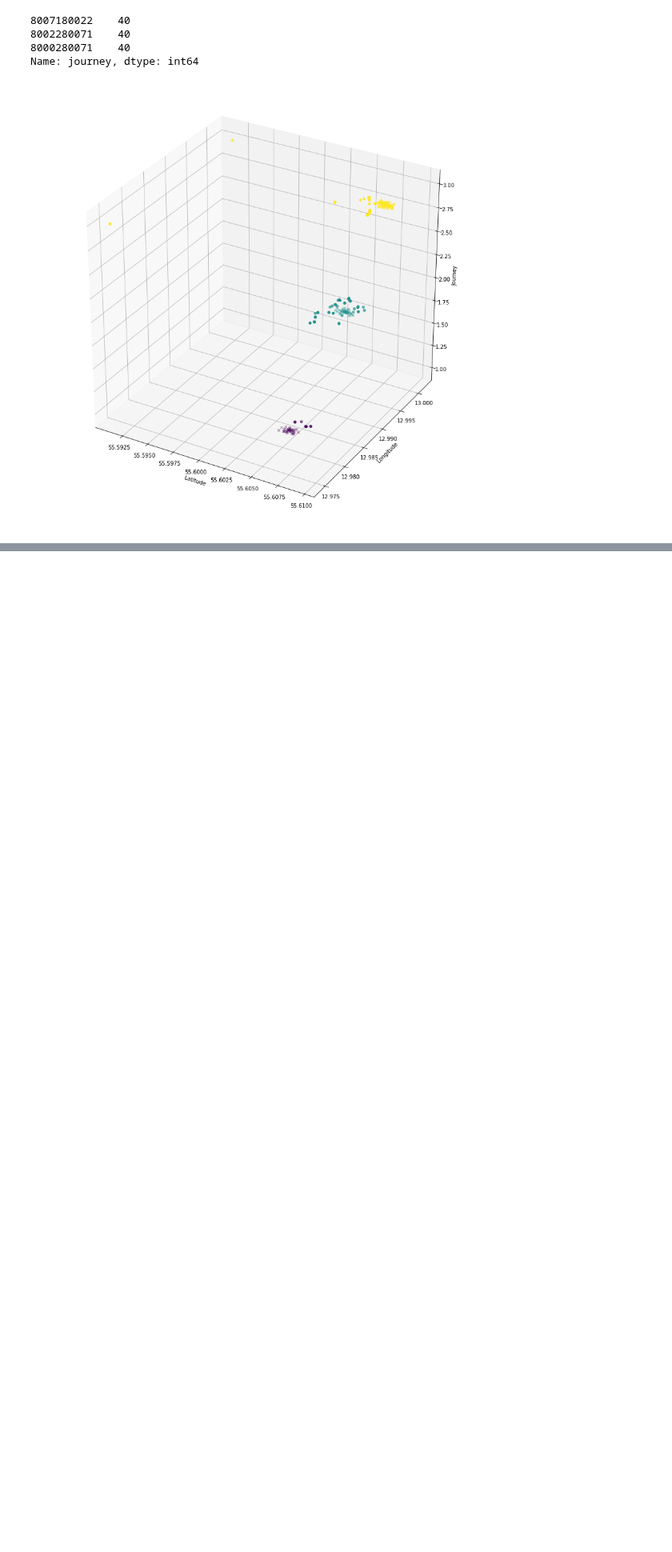
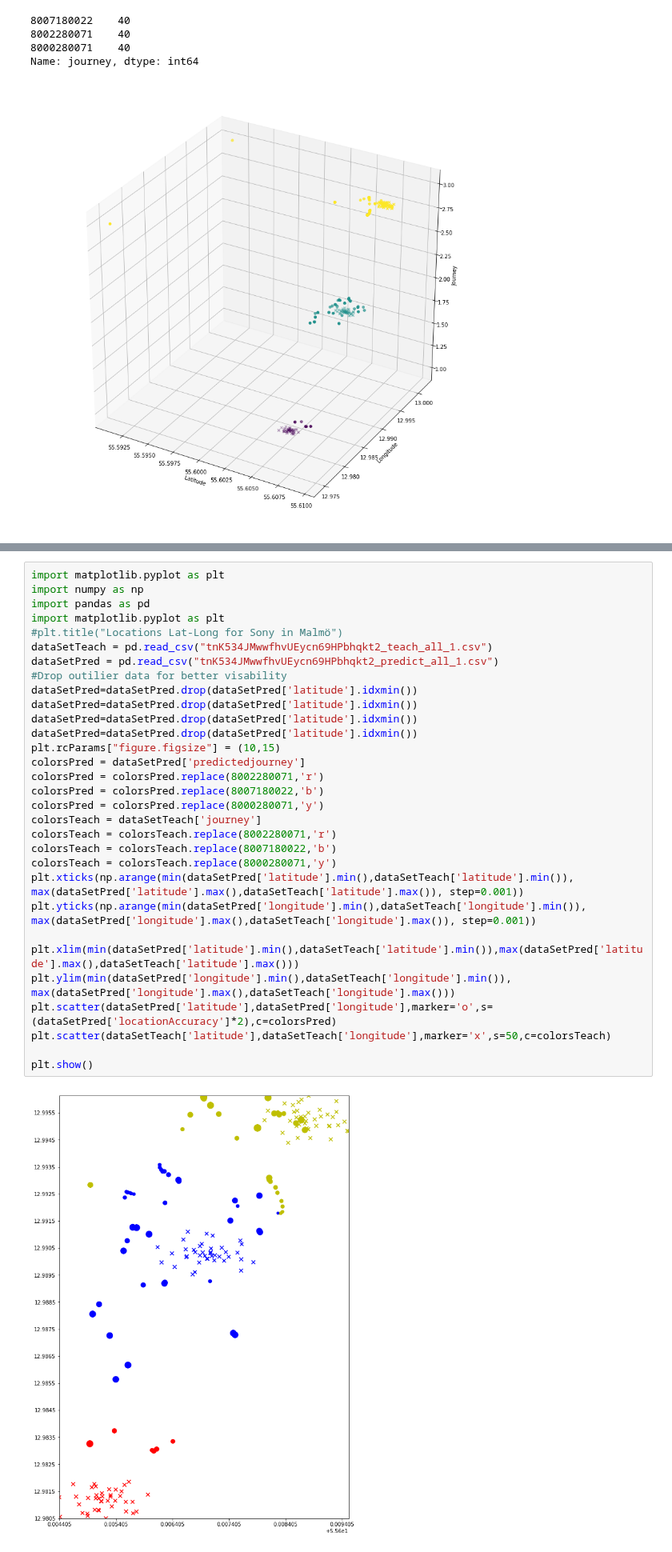
Before and after one commit to k3larra/commuter, a Jupyter notebook: machine_teaching/func_test_1/Location_visualisation.ipynb, the cells around one changed output, grey strips where cells are left out. Shown at 80% size. Cells and saved outputs as stored; diff of their text form; blank space fills up the shorter version.

```diff
--- a/machine_teaching/func_test_1/Location_visualisation.ipynb
+++ b/machine_teaching/func_test_1/Location_visualisation.ipynb
@@ -376,0 +329,33 @@ TypeError: unsupported operand type(s) for /: 'str' and 'float'
+# %%
+import matplotlib.pyplot as plt
+import numpy as np
+import pandas as pd
+import matplotlib.pyplot as plt
+#plt.title("Locations Lat-Long for Sony in Malmö")
+dataSetTeach = pd.read_csv("tnK534JMwwfhvUEycn69HPbhqkt2_teach_all_1.csv")
+dataSetPred = pd.read_csv("tnK534JMwwfhvUEycn69HPbhqkt2_predict_all_1.csv")
+#Drop outilier data for better visability
+dataSetPred=dataSetPred.drop(dataSetPred['latitude'].idxmin())
+dataSetPred=dataSetPred.drop(dataSetPred['latitude'].idxmin())
+dataSetPred=dataSetPred.drop(dataSetPred['latitude'].idxmin())
+dataSetPred=dataSetPred.drop(dataSetPred['latitude'].idxmin())
+plt.rcParams["figure.figsize"] = (10,15)
+colorsPred = dataSetPred['predictedjourney']
+colorsPred = colorsPred.replace(8002280071,'r')
+colorsPred = colorsPred.replace(8007180022,'b')
+colorsPred = colorsPred.replace(8000280071,'y')
+colorsTeach = dataSetTeach['journey']
+colorsTeach = colorsTeach.replace(8002280071,'r')
+colorsTeach = colorsTeach.replace(8007180022,'b')
+colorsTeach = colorsTeach.replace(8000280071,'y')
+plt.xticks(np.arange(min(dataSetPred['latitude'].min(),dataSetTeach['latitude'].min()), max(dataSetPred['latitude'].max(),dataSetTeach['latitude'].max()), step=0.001))
+plt.yticks(np.arange(min(dataSetPred['longitude'].min(),dataSetTeach['longitude'].min()), max(dataSetPred['longitude'].max(),dataSetTeach['longitude'].max()), step=0.001))
+
+plt.xlim(min(dataSetPred['latitude'].min(),dataSetTeach['latitude'].min()),max(dataSetPred['latitude'].max(),dataSetTeach['latitude'].max()))
+plt.ylim(min(dataSetPred['longitude'].min(),dataSetTeach['longitude'].min()), max(dataSetPred['longitude'].max(),dataSetTeach['longitude'].max()))
+plt.scatter(dataSetPred['latitude'],dataSetPred['longitude'],marker='o',s=(dataSetPred['locationAccuracy']*2),c=colorsPred)
+plt.scatter(dataSetTeach['latitude'],dataSetTeach['longitude'],marker='x',s=50,c=colorsTeach)
+
+plt.show()
+# %% [output]
+[figure, added]
```
Also changed, not shown: parts of 11 cells of this notebook, 10 other files.
